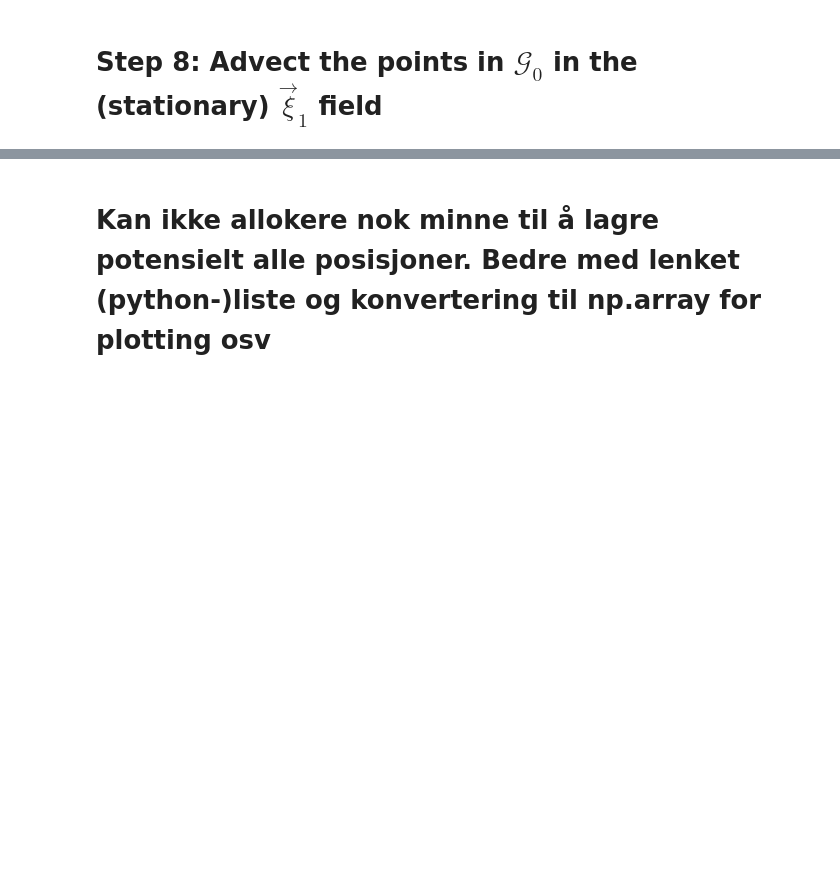
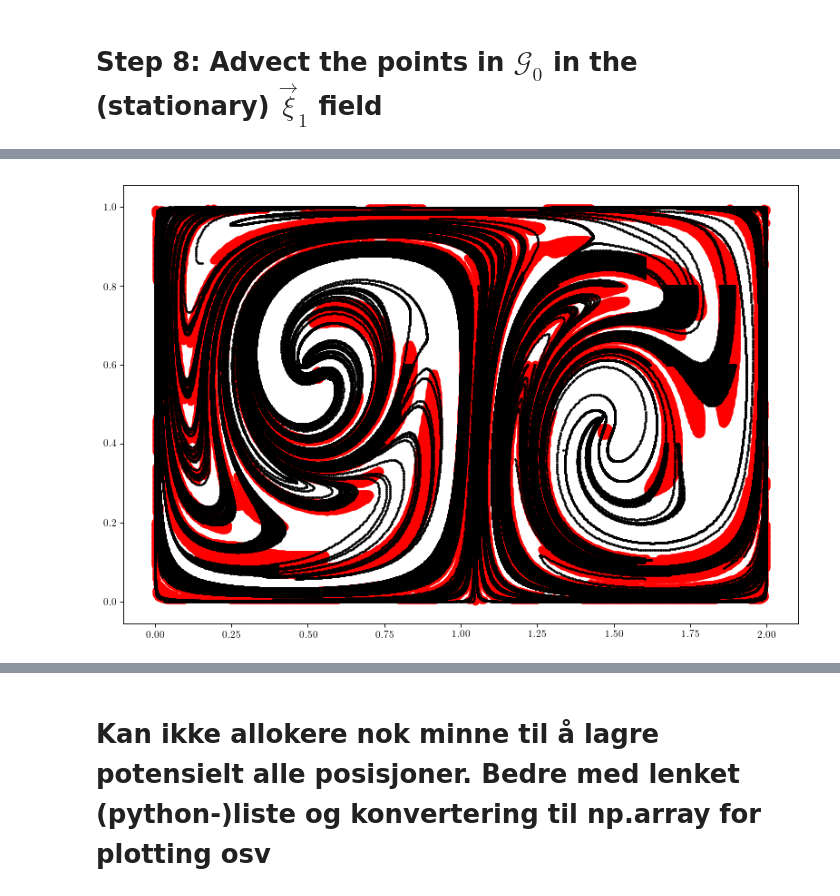
Before and after one commit to arnemagnus/physics_project, a Jupyter notebook: notebooks/doublegyre/variational_lcs.ipynb, the cells around one changed output, grey strips where cells are left out. Cells and saved outputs as stored; diff of their text form; code cells hidden in the pictures; blank space fills up the shorter version.

Commit message:
Possible breakthrough in the calculation of variational LCSs. Seemingly, all constituent parts of F & H's LCS are present in the advected strainlines. See notebook.

```diff
--- a/notebooks/doublegyre/variational_lcs.ipynb
+++ b/notebooks/doublegyre/variational_lcs.ipynb
@@ -768,14 +782,14 @@ def _merge_forwards_and_backwards_parts(strainlines_backwards,strainlines_forwar
 # %% [markdown]
 # Step 8: Advect the points in $\mathcal{G}_{0}$ in the (stationary) $\vec{\xi}_{1}$ field
 # %%
-max_iter = 20000
+max_iter = 10000
 stride = 0.005
 l_f_max = 0.2
 l_min = 1
-tol_alpha = 1.e-6
+tol_alpha = 1.e-10
 
 tic = time.time()
-strainlines = advect_strainlines_in_parallel(g0,max_iter,integrator,stride,l_f_max,l_min,tol_alpha,pos_init,lambda1,lambda2,xi1,x_min,x_max,y_min,y_max)
+strainlines_backwards,strainlines_forwards = advect_strainlines_in_parallel(g0,max_iter,integrator,stride,l_f_max,l_min,tol_alpha,pos_init,lambda1,lambda2,xi1,x_min,x_max,y_min,y_max)
 toc = time.time()
 
 print('Elapsed time: {} seconds'.format(toc-tic))
@@ -782,7 +814,9 @@ print('Elapsed time: {} seconds'.format(toc-tic))
 # %%
 plt.figure(figsize=(12,8),dpi=80)
 plt.scatter(pos_init[0,np.logical_and(mask_a,mask_b)], pos_init[1,np.logical_and(mask_a,mask_b)],c='r')
-for strainline in strainlines:
-    if strainline.long_enough() and not strainline.has_failed_continiously():
-        plt.scatter(strainline.entire_trajectory()[0],strainline.entire_trajectory()[1],s=2,c='k')
+for strainline in strainlines_forwards:
+    if strainline.long_enough(): #and not strainline.has_failed_continiously():
+        plt.scatter(strainline.entire_trajectory()[:,0],strainline.entire_trajectory()[:,1],s=2,c='k')
 plt.show()
+# %% [output]
+[figure, added]
```
Also changed, not shown: parts of 13 cells of this notebook.
